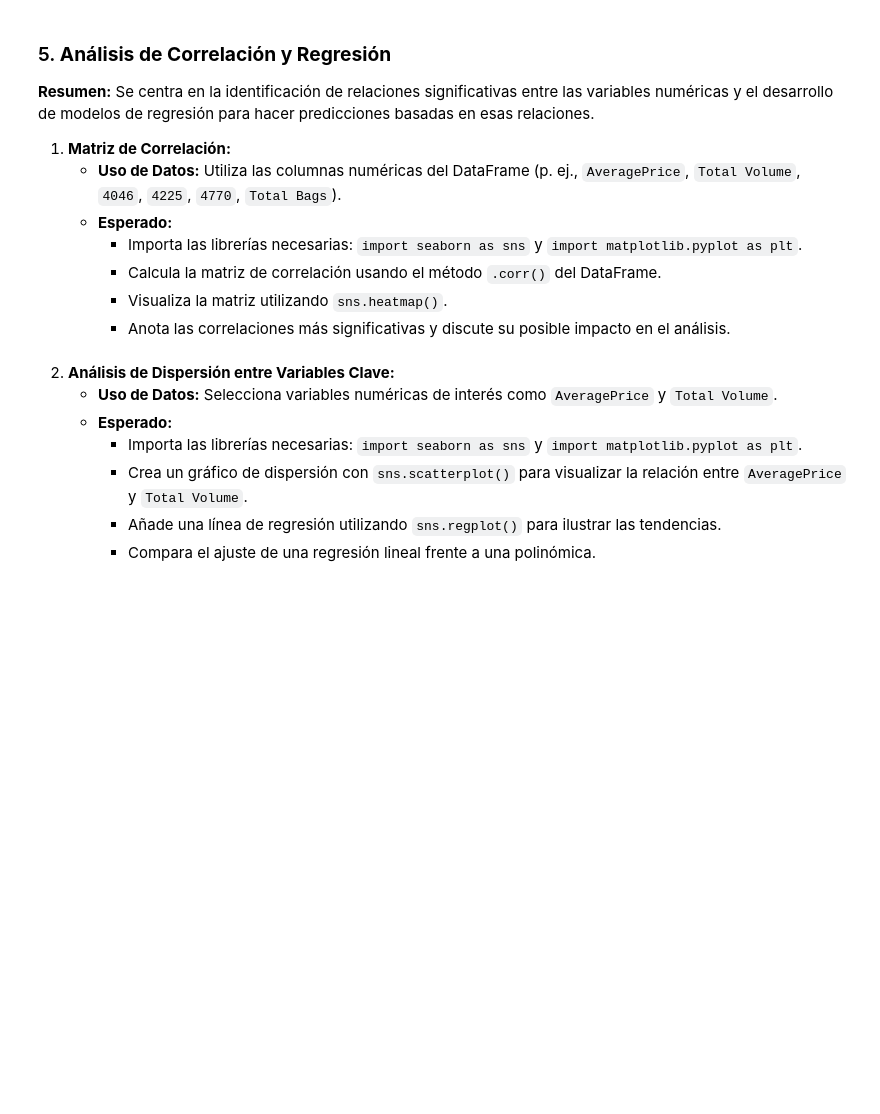
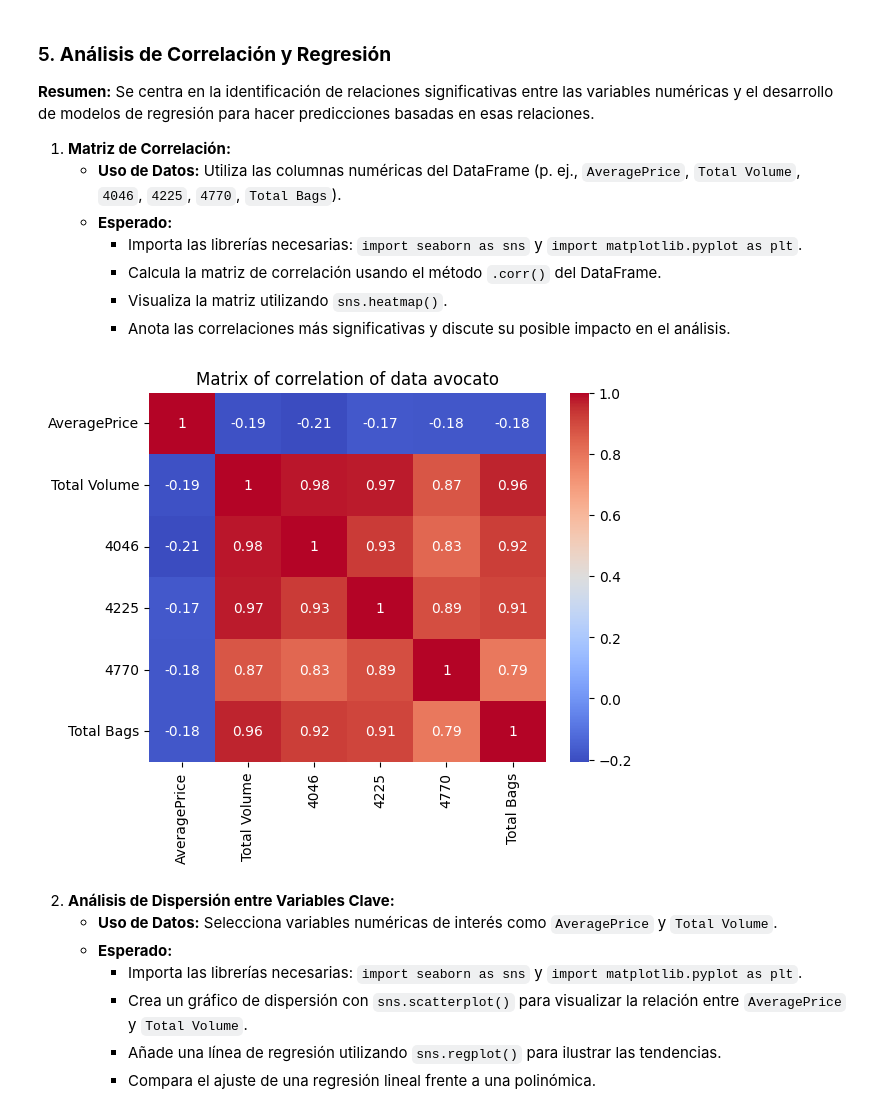
Before and after one commit to Julix4/avocado_project, a Jupyter notebook: proyecto_markdown.ipynb, the cells around one changed output. Drawn from its saved outputs; the diff is of its cells as text; code cells hidden in the pictures; blank space fills up the shorter version.

```diff
--- a/proyecto_markdown.ipynb
+++ b/proyecto_markdown.ipynb
@@ -162,9 +162,16 @@ $$
 # %%
 import pandas as pd
 import seaborn as sns
 import matplotlib.pyplot as plt
 
 df = pd.read_csv("./avocado.csv")
+df_corr = df[['AveragePrice', 'Total Volume', '4046', '4225', '4770', 'Total Bags']]
+corr_matrix = df_corr.corr()
+sns.heatmap(corr_matrix, annot=True, cmap='coolwarm')
+plt.title('Matrix of correlation of data avocato')
+plt.show()
+# %% [output]
+[figure, added]
 # %% [markdown]
 2. **Análisis de Dispersión entre Variables Clave:**
    - **Uso de Datos:** Selecciona variables numéricas de interés como `AveragePrice` y `Total Volume`.
```
Also changed, not shown: parts of 4 cells of this notebook.
